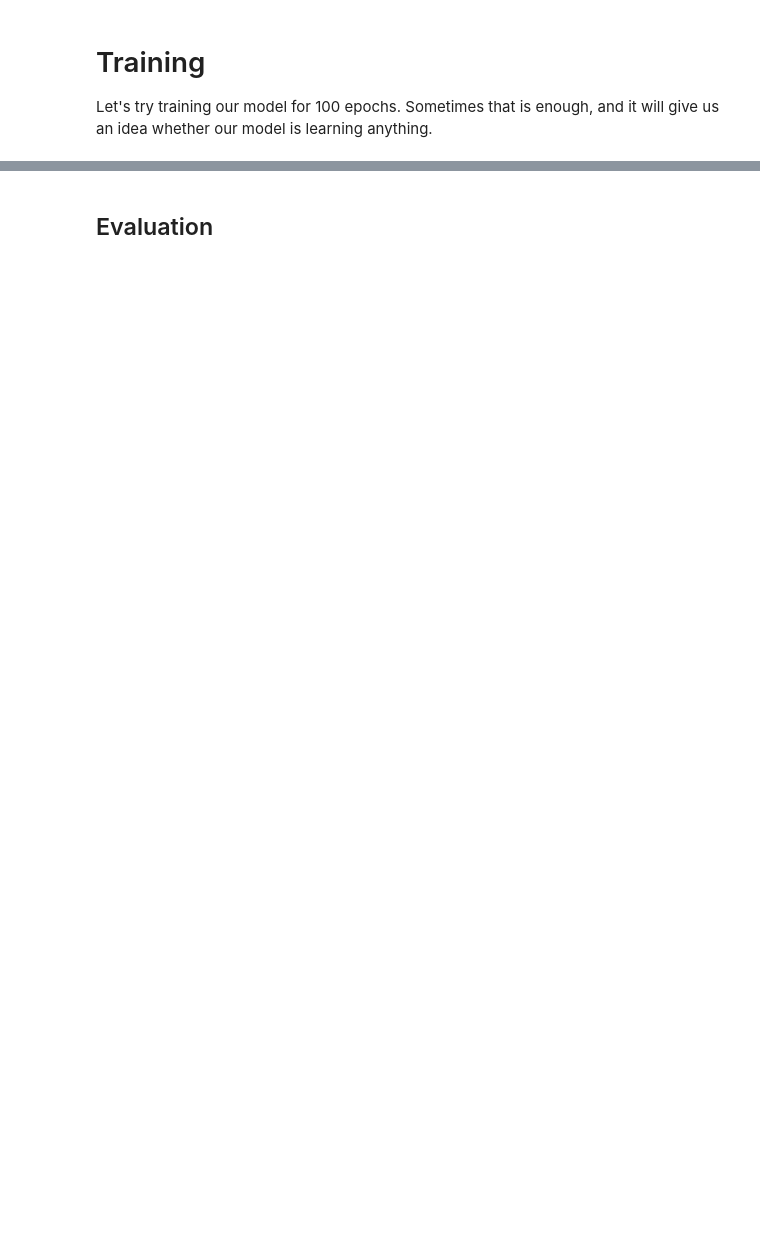
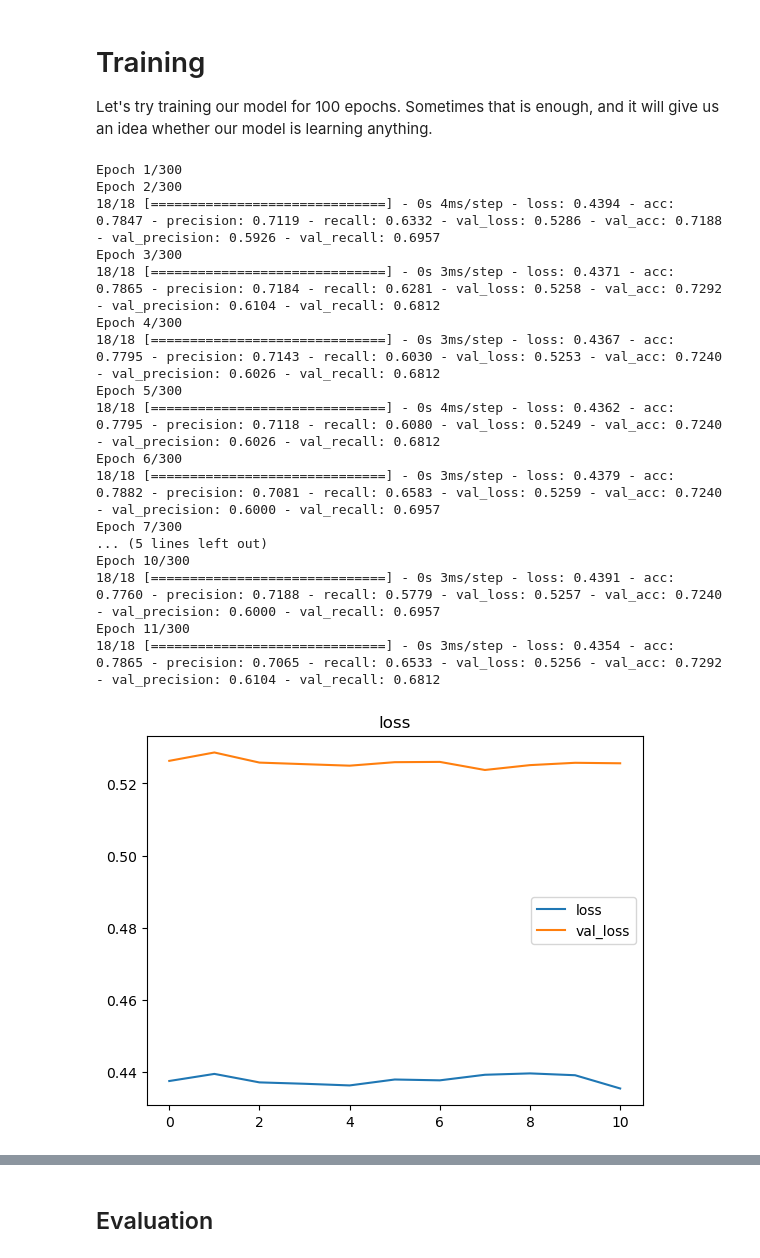
Before and after one commit to Caellwyn/intermediate-ml-wk-03-deep-learning-codealongs, a Jupyter notebook: IN CLASS Lecture 2 - Tuning Neural Networks.ipynb, the cells around one changed output, grey strips where cells are left out. Cells and saved outputs as stored; diff of their text form; code cells hidden in the pictures; blank space fills up the shorter version.

```diff
--- a/IN CLASS Lecture 2 - Tuning Neural Networks.ipynb
+++ b/IN CLASS Lecture 2 - Tuning Neural Networks.ipynb
@@ -253,0 +363,14 @@ class_model2.summary()
+# %%
+keras.backend.clear_session()
+np.random.seed(42)
+tf.random.set_seed(42)
+
+# Build your model
+class_model2 = Sequential()
+class_model2.add(Dense(10, activation= 'relu', input_dim=X_train.shape[1]))
+class_model2.add(Dense(5, activation= 'relu'))
+class_model2.add(Dense(2, activation= 'relu'))
+
+# One output node with 'sigmoid' activation
+class_model2.add(Dense(1, activation='sigmoid'))
+class_model2.summary()
@@ -264,6 +405,8 @@ Compiling the model puts all the pieces together to make it ready to train.  We
 # Compile your model.
 precision = Precision()
 recall = Recall()
+
+class_model2.compile(loss='bce', optimizer='adam', metrics=['acc', precision, recall])
 # %% [markdown]
 # Training
 
@@ -272,0 +414,31 @@ Let's try training our model for 100 epochs.  Sometimes that is enough, and it w
+# %%
+# Fit your model
+from tensorflow.keras.callbacks import EarlyStopping
+early_stop = EarlyStopping(patience=3)
+
+history = class_model2.fit(X_train, y_train,
+                    validation_data=(X_test, y_test),
+                    epochs=300,
+                    callbacks=[early_stop])
+
+
+plot_history(history)
+# %% [output]
+Epoch 1/300
+Epoch 2/300
+18/18 [==============================] - 0s 4ms/step - loss: 0.4394 - acc: 0.7847 - precision: 0.7119 - recall: 0.6332 - val_loss: 0.5286 - val_acc: 0.7188 - val_precision: 0.5926 - val_recall: 0.6957
+Epoch 3/300
+18/18 [==============================] - 0s 3ms/step - loss: 0.4371 - acc: 0.7865 - precision: 0.7184 - recall: 0.6281 - val_loss: 0.5258 - val_acc: 0.7292 - val_precision: 0.6104 - val_recall: 0.6812
+Epoch 4/300
+18/18 [==============================] - 0s 3ms/step - loss: 0.4367 - acc: 0.7795 - precision: 0.7143 - recall: 0.6030 - val_loss: 0.5253 - val_acc: 0.7240 - val_precision: 0.6026 - val_recall: 0.6812
+Epoch 5/300
+18/18 [==============================] - 0s 4ms/step - loss: 0.4362 - acc: 0.7795 - precision: 0.7118 - recall: 0.6080 - val_loss: 0.5249 - val_acc: 0.7240 - val_precision: 0.6026 - val_recall: 0.6812
+Epoch 6/300
+18/18 [==============================] - 0s 3ms/step - loss: 0.4379 - acc: 0.7882 - precision: 0.7081 - recall: 0.6583 - val_loss: 0.5259 - val_acc: 0.7240 - val_precision: 0.6000 - val_recall: 0.6957
+Epoch 7/300
+... (5 lines left out)
+Epoch 10/300
+18/18 [==============================] - 0s 3ms/step - loss: 0.4391 - acc: 0.7760 - precision: 0.7188 - recall: 0.5779 - val_loss: 0.5257 - val_acc: 0.7240 - val_precision: 0.6000 - val_recall: 0.6957
+Epoch 11/300
+18/18 [==============================] - 0s 3ms/step - loss: 0.4354 - acc: 0.7865 - precision: 0.7065 - recall: 0.6533 - val_loss: 0.5256 - val_acc: 0.7292 - val_precision: 0.6104 - val_recall: 0.6812
+[figure, added]
```
Also changed, not shown: parts of 29 cells of this notebook.
